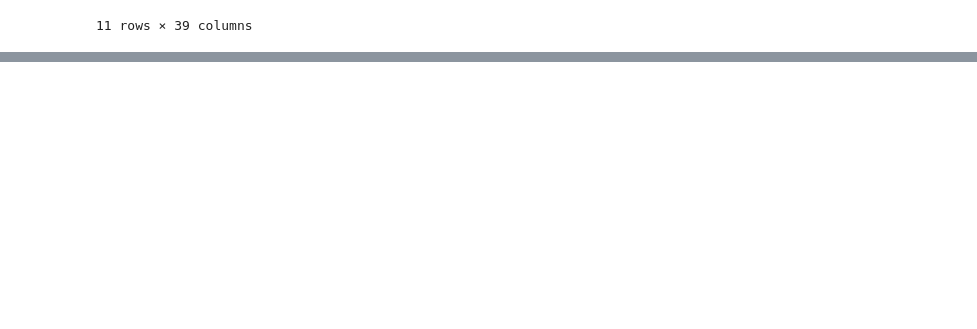
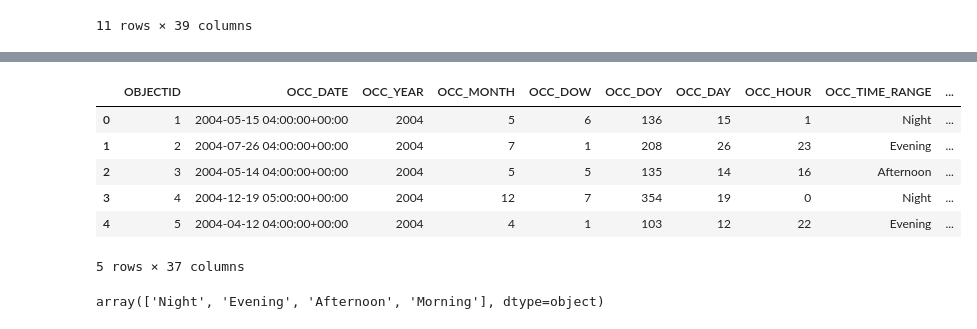
Before and after one commit to mredshaw/AI-Fundamentals-Project, a Jupyter notebook: Shooting+Neighbourhood_Merged.ipynb, the cells around one changed output, grey strips where cells are left out. Drawn from its saved outputs; the diff is of its cells as text; code cells hidden in the pictures; blank space fills up the shorter version.

```diff
--- a/Shooting+Neighbourhood_Merged.ipynb
+++ b/Shooting+Neighbourhood_Merged.ipynb
@@ -657,0 +729,2 @@ merged_df.describe(include = 'all')
+# %%
+df['OCC_DATE'] = pd.to_datetime(df['OCC_DATE'])
@@ -657,0 +739,14 @@ merged_df.describe(include = 'all')
+# %%
+df.head()
+# %% [output]
+|  | OBJECTID | OCC_DATE | OCC_YEAR | OCC_MONTH | OCC_DOW | OCC_DOY | OCC_DAY | OCC_HOUR | OCC_TIME_RANGE | ... |
+| 0 | 1 | 2004-05-15 04:00:00+00:00 | 2004 | 5 | 6 | 136 | 15 | 1 | Night | ... |
+| 1 | 2 | 2004-07-26 04:00:00+00:00 | 2004 | 7 | 1 | 208 | 26 | 23 | Evening | ... |
+| 2 | 3 | 2004-05-14 04:00:00+00:00 | 2004 | 5 | 5 | 135 | 14 | 16 | Afternoon | ... |
+| 3 | 4 | 2004-12-19 05:00:00+00:00 | 2004 | 12 | 7 | 354 | 19 | 0 | Night | ... |
+| 4 | 5 | 2004-04-12 04:00:00+00:00 | 2004 | 4 | 1 | 103 | 12 | 22 | Evening | ... |
+5 rows × 37 columns
+# %%
+df['OCC_TIME_RANGE'].unique()
+# %% [output]
+array(['Night', 'Evening', 'Afternoon', 'Morning'], dtype=object)
```
Also changed, not shown: parts of 18 cells of this notebook.
